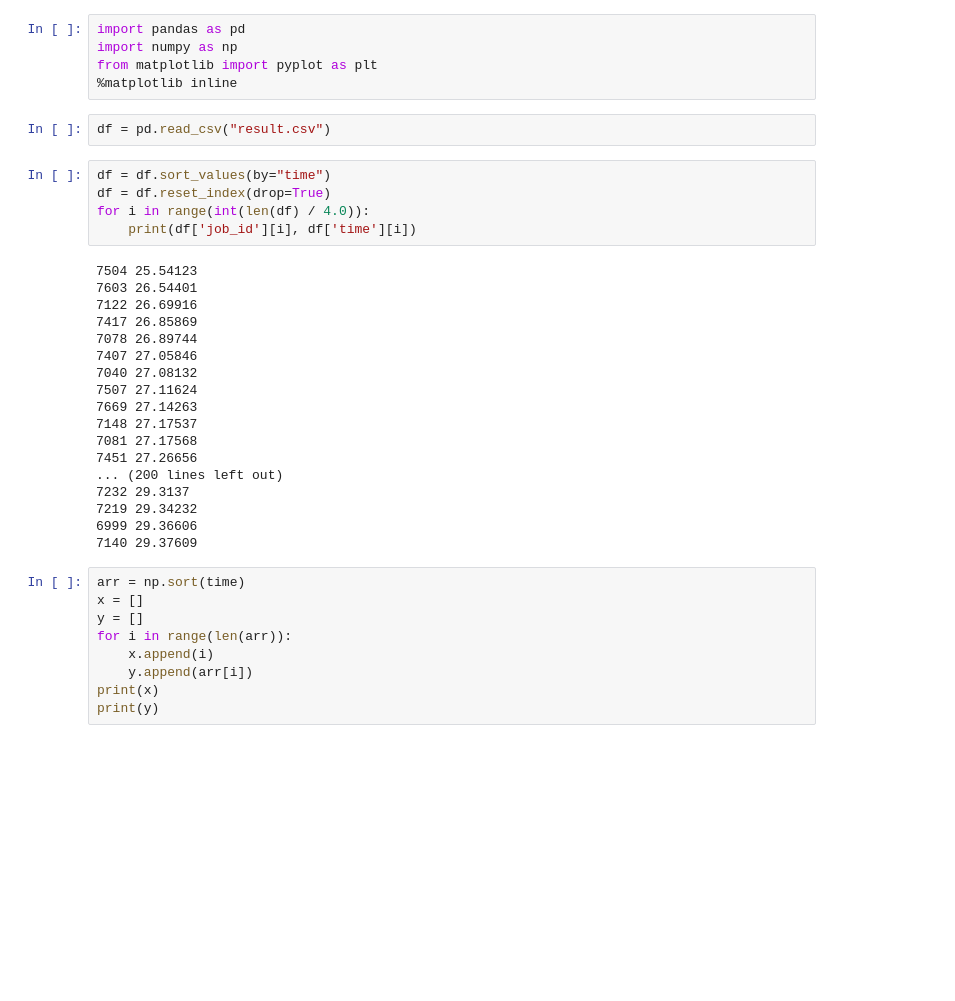
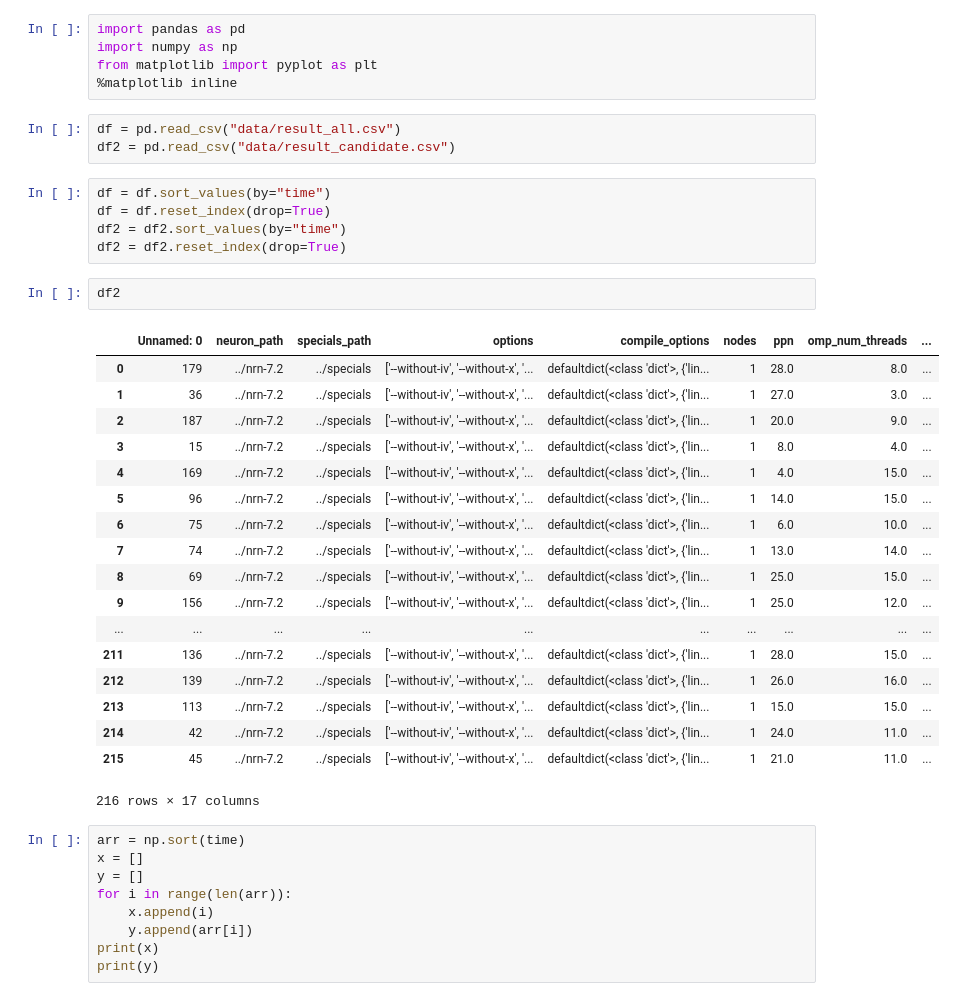
Before and after one commit to hashmup/genie, a Jupyter notebook: analyze/Untitled.ipynb, the cells around one changed output. Drawn from its saved outputs; the diff is of its cells as text; blank space fills up the shorter version.

```diff
--- a/analyze/Untitled.ipynb
+++ b/analyze/Untitled.ipynb
@@ -4,30 +4,34 @@ import numpy as np
 from matplotlib import pyplot as plt
 %matplotlib inline
 # %%
-df = pd.read_csv("result.csv")
+df = pd.read_csv("data/result_all.csv")
+df2 = pd.read_csv("data/result_candidate.csv")
 # %%
 df = df.sort_values(by="time")
 df = df.reset_index(drop=True)
-for i in range(int(len(df) / 4.0)):
-    print(df['job_id'][i], df['time'][i])
+df2 = df2.sort_values(by="time")
+df2 = df2.reset_index(drop=True)
-# %% [output]
-7504 25.54123
-7603 26.54401
-7122 26.69916
-7417 26.85869
-7078 26.89744
-7407 27.05846
-7040 27.08132
-7507 27.11624
-7669 27.14263
-7148 27.17537
-7081 27.17568
-7451 27.26656
-... (200 lines left out)
-7232 29.3137
-7219 29.34232
-6999 29.36606
-7140 29.37609
+# %%
+df2
+# %% [output]
+|  | Unnamed: 0 | neuron_path | specials_path | options | compile_options | nodes | ppn | omp_num_threads | ... |
+| 0 | 179 | ../nrn-7.2 | ../specials | ['--without-iv', '--without-x', '... | defaultdict(<class 'dict'>, {'lin... | 1 | 28.0 | 8.0 | ... |
+| 1 | 36 | ../nrn-7.2 | ../specials | ['--without-iv', '--without-x', '... | defaultdict(<class 'dict'>, {'lin... | 1 | 27.0 | 3.0 | ... |
+| 2 | 187 | ../nrn-7.2 | ../specials | ['--without-iv', '--without-x', '... | defaultdict(<class 'dict'>, {'lin... | 1 | 20.0 | 9.0 | ... |
+| 3 | 15 | ../nrn-7.2 | ../specials | ['--without-iv', '--without-x', '... | defaultdict(<class 'dict'>, {'lin... | 1 | 8.0 | 4.0 | ... |
+| 4 | 169 | ../nrn-7.2 | ../specials | ['--without-iv', '--without-x', '... | defaultdict(<class 'dict'>, {'lin... | 1 | 4.0 | 15.0 | ... |
+| 5 | 96 | ../nrn-7.2 | ../specials | ['--without-iv', '--without-x', '... | defaultdict(<class 'dict'>, {'lin... | 1 | 14.0 | 15.0 | ... |
+| 6 | 75 | ../nrn-7.2 | ../specials | ['--without-iv', '--without-x', '... | defaultdict(<class 'dict'>, {'lin... | 1 | 6.0 | 10.0 | ... |
+| 7 | 74 | ../nrn-7.2 | ../specials | ['--without-iv', '--without-x', '... | defaultdict(<class 'dict'>, {'lin... | 1 | 13.0 | 14.0 | ... |
+| 8 | 69 | ../nrn-7.2 | ../specials | ['--without-iv', '--without-x', '... | defaultdict(<class 'dict'>, {'lin... | 1 | 25.0 | 15.0 | ... |
+| 9 | 156 | ../nrn-7.2 | ../specials | ['--without-iv', '--without-x', '... | defaultdict(<class 'dict'>, {'lin... | 1 | 25.0 | 12.0 | ... |
+| ... | ... | ... | ... | ... | ... | ... | ... | ... | ... |
+| 211 | 136 | ../nrn-7.2 | ../specials | ['--without-iv', '--without-x', '... | defaultdict(<class 'dict'>, {'lin... | 1 | 28.0 | 15.0 | ... |
+| 212 | 139 | ../nrn-7.2 | ../specials | ['--without-iv', '--without-x', '... | defaultdict(<class 'dict'>, {'lin... | 1 | 26.0 | 16.0 | ... |
+| 213 | 113 | ../nrn-7.2 | ../specials | ['--without-iv', '--without-x', '... | defaultdict(<class 'dict'>, {'lin... | 1 | 15.0 | 15.0 | ... |
+| 214 | 42 | ../nrn-7.2 | ../specials | ['--without-iv', '--without-x', '... | defaultdict(<class 'dict'>, {'lin... | 1 | 24.0 | 11.0 | ... |
+| 215 | 45 | ../nrn-7.2 | ../specials | ['--without-iv', '--without-x', '... | defaultdict(<class 'dict'>, {'lin... | 1 | 21.0 | 11.0 | ... |
+216 rows × 17 columns
 # %%
 arr = np.sort(time)
 x = []
```
Also changed, not shown: 5 other files.
